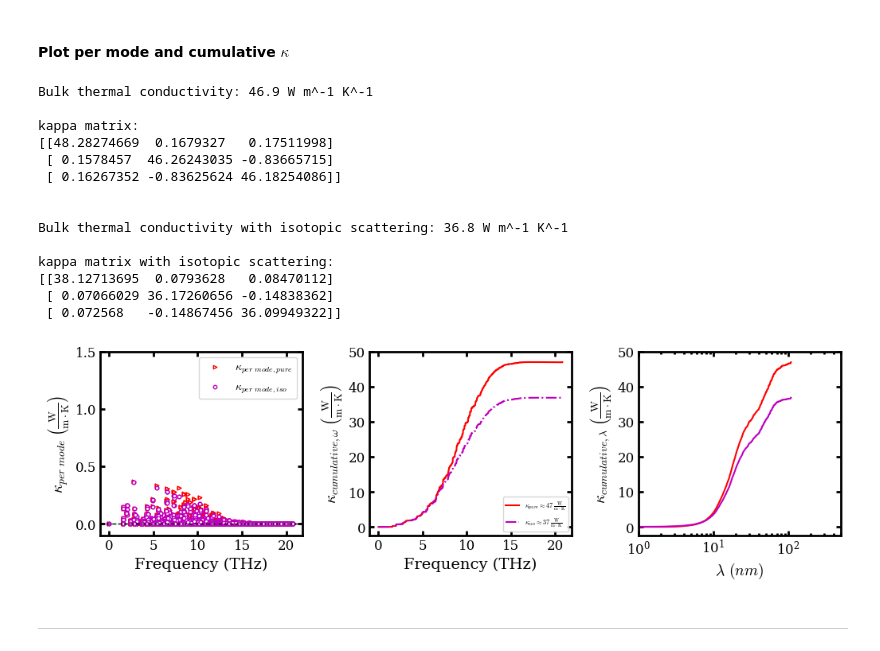
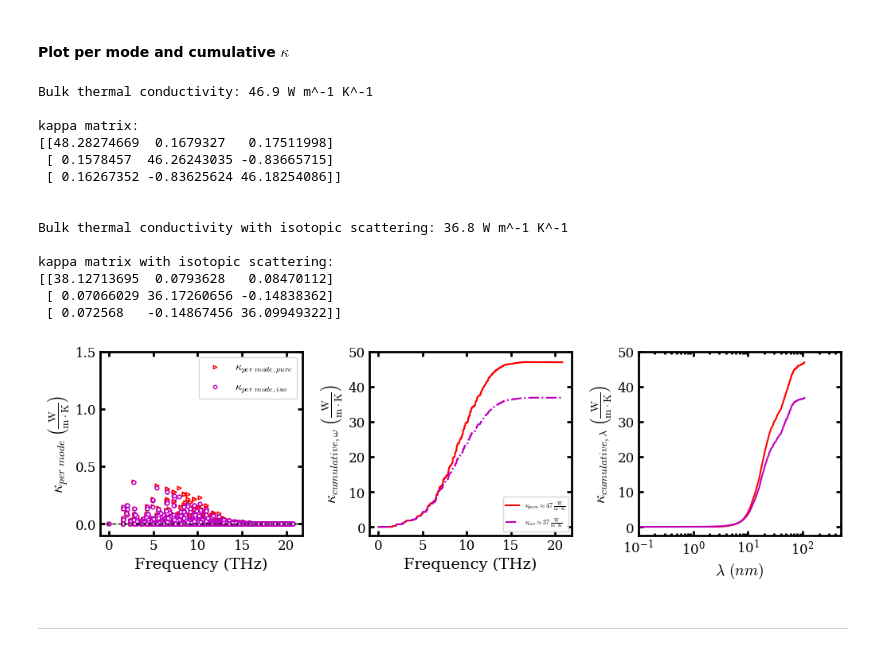
Before and after one commit to nanotheorygroup/kaldo-examples, a Jupyter notebook: docsource/density_functional_theory/magnesium_oxide_dft_d3q.ipynb, the cells around one changed output. Cells and saved outputs as stored; diff of their text form; code cells hidden in the pictures.

```diff
--- a/docsource/density_functional_theory/magnesium_oxide_dft_d3q.ipynb
+++ b/docsource/density_functional_theory/magnesium_oxide_dft_d3q.ipynb
@@ -487,35 +488,35 @@ gca().set_yticks(np.arange(0, 60, 10))
 ylabel(r'$\kappa_{cumulative, \omega}\;\left(\frac{\rm{W}}{\rm{m}\cdot\rm{K}}\right)$',fontsize=14)
 xlabel('Frequency (THz)', fontsize=14)
 legend(loc=4, fontsize=6)
 gca().set_xticks(np.arange(0, 25, 5))
 
 subplot(1,3, 3)
 set_fig_properties([gca()])
 plot(lambda_sorted, kappa_cum_wrt_lambda, 'r')
 plot(lambda_sorted, kappa_cum_wrt_lambda_iso, c='m')
 gca().set_yticks(np.arange(0, 60, 10))
 xlabel(r'$\lambda \ (nm)$', fontsize=14)
 ylabel(r'$\kappa_{cumulative, \lambda}\;\left(\frac{\rm{W}}{\rm{m}\cdot\rm{K}}\right)$',fontsize=14)
 xscale('log')
-xlim([1e0, 5e2])
+xlim([1e-1, 5e2])
 subplots_adjust(wspace=0.33)
 show()
 # %% [output]
 Bulk thermal conductivity: 46.9 W m^-1 K^-1
 
 kappa matrix:
 [[48.28274669  0.1679327   0.17511998]
  [ 0.1578457  46.26243035 -0.83665715]
  [ 0.16267352 -0.83625624 46.18254086]]
 
 
 Bulk thermal conductivity with isotopic scattering: 36.8 W m^-1 K^-1
 
 kappa matrix with isotopic scattering:
 [[38.12713695  0.0793628   0.08470112]
  [ 0.07066029 36.17260656 -0.14838362]
  [ 0.072568   -0.14867456 36.09949322]]
-[figure, old version]
+[figure, new version]
 # %% [markdown]
 ---
 # %% [markdown]
```
Also changed, not shown: parts of 6 cells of this notebook, 55 other files.
